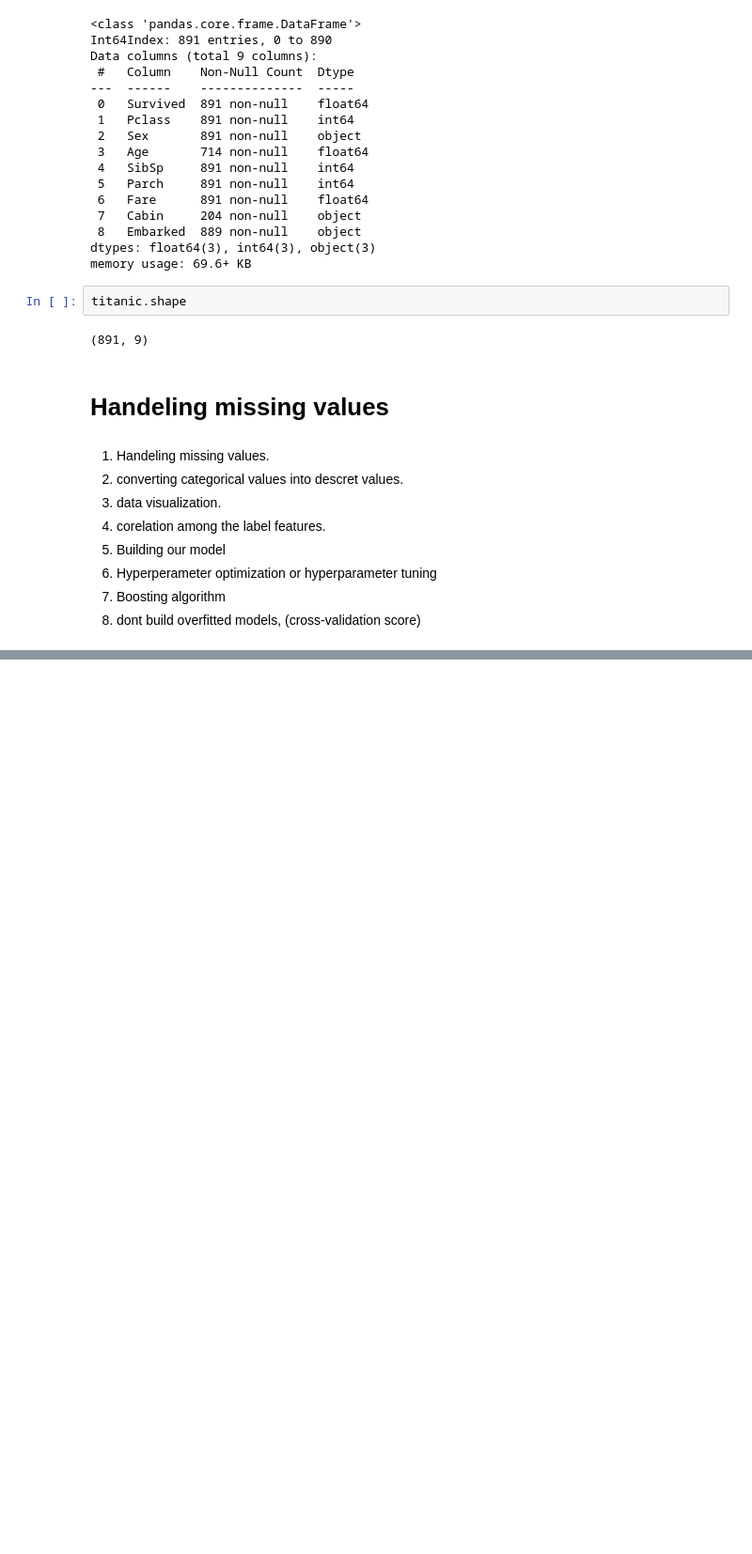
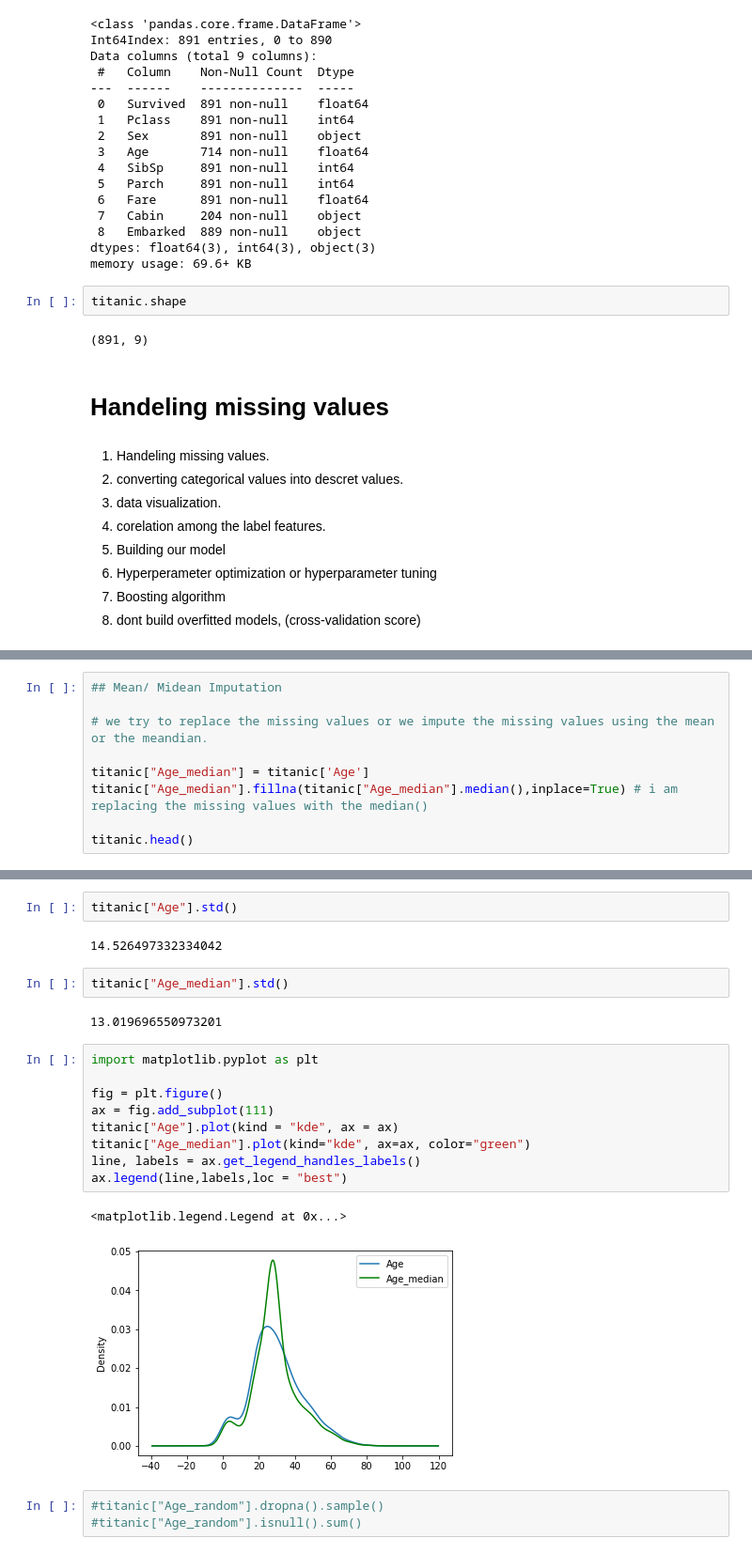
Before and after one commit to JayShankar99/Titanic_survival_project, a Jupyter notebook: Titanic_survival.ipynb, the cells around one changed output, grey strips where cells are left out. Shown at 94% size. Drawn from its saved outputs; the diff is of its cells as text; blank space fills up the shorter version.

```diff
--- a/Titanic_survival.ipynb
+++ b/Titanic_survival.ipynb
@@ -217,0 +233,9 @@ titanic.shape
+# %%
+## Mean/ Midean Imputation
+
+# we try to replace the missing values or we impute the missing values using the mean or the meandian.
+
+titanic["Age_median"] = titanic['Age']
+titanic["Age_median"].fillna(titanic["Age_median"].median(),inplace=True) # i am replacing the missing values with the median()
+
+titanic.head()
@@ -217,0 +249,23 @@ titanic.shape
+# %%
+titanic["Age"].std()
+# %% [output]
+14.526497332334042
+# %%
+titanic["Age_median"].std()
+# %% [output]
+13.019696550973201
+# %%
+import matplotlib.pyplot as plt
+
+fig = plt.figure()
+ax = fig.add_subplot(111)
+titanic["Age"].plot(kind = "kde", ax = ax)
+titanic["Age_median"].plot(kind="kde", ax=ax, color="green")
+line, labels = ax.get_legend_handles_labels()
+ax.legend(line,labels,loc = "best")
+# %% [output]
+<matplotlib.legend.Legend at 0x...>
+[figure, added]
+# %%
+#titanic["Age_random"].dropna().sample()
+#titanic["Age_random"].isnull().sum()
```
Also changed, not shown: parts of 12 cells of this notebook.
